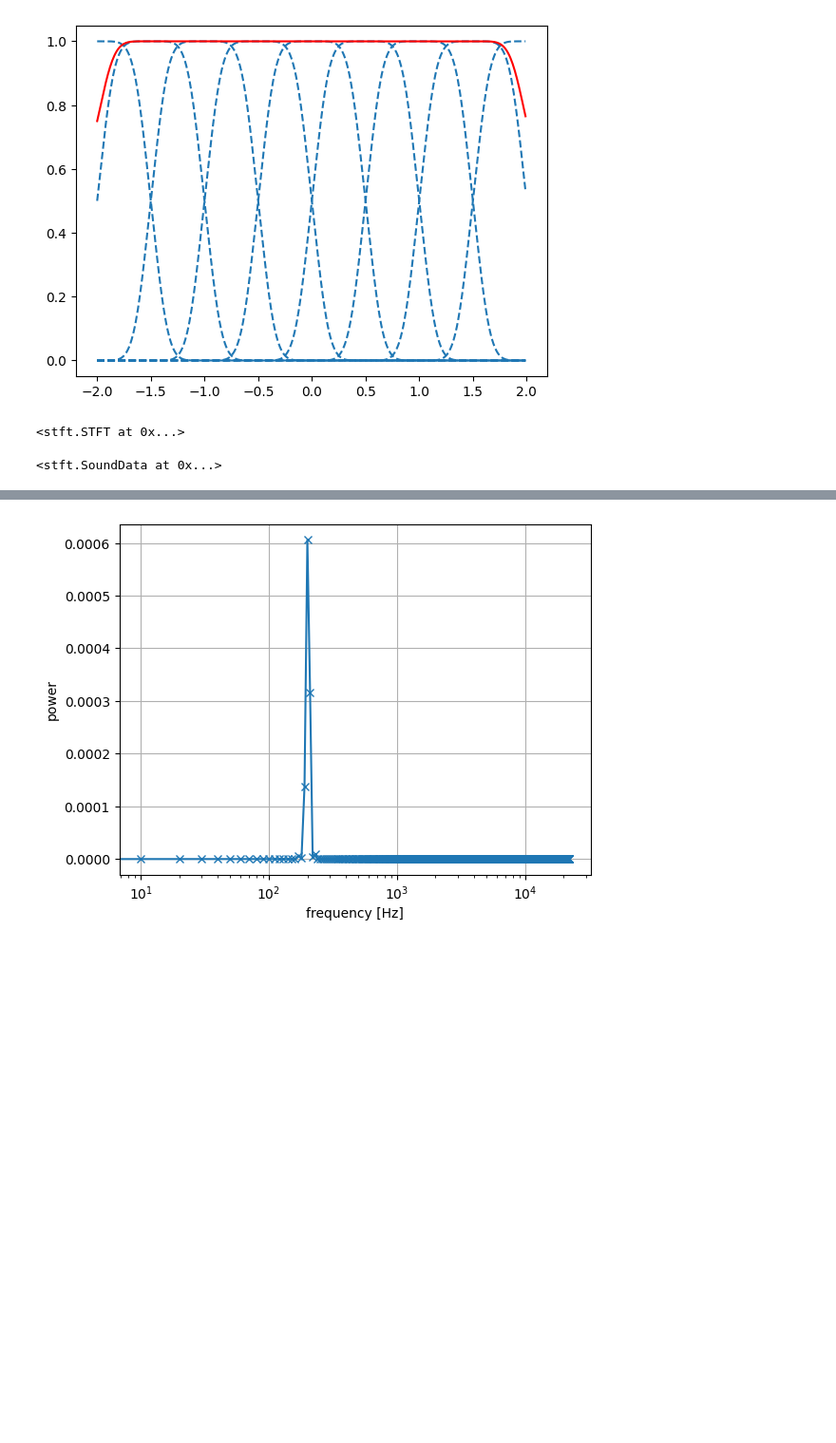
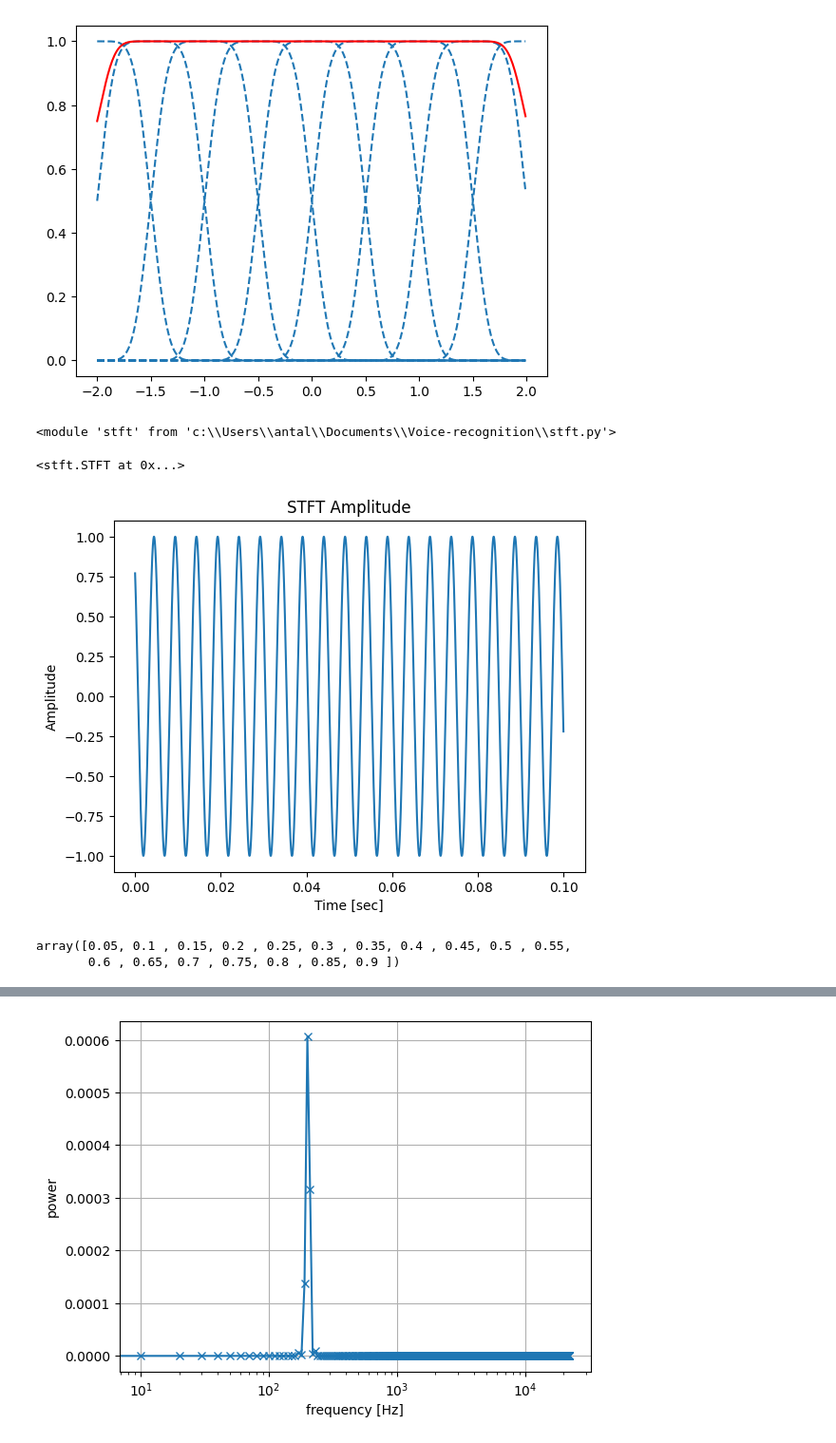
Before and after one commit to ajakovac/Voice-recognition, a Jupyter notebook: stft transformation.ipynb, the cells around one changed output, grey strips where cells are left out. Shown at 95% size. Cells and saved outputs as stored; diff of their text form; code cells hidden in the pictures; blank space fills up the shorter version.

```diff
--- a/stft transformation.ipynb
+++ b/stft transformation.ipynb
@@ -25,6 +23,10 @@ plt.plot(xrange, np.sum(Ws, axis=0)/ndiv, '-', color='red')
 plt.show()
 # %% [output]
 [figure]
+# %%
+importlib.reload(stft)
+# %% [output]
+<module 'stft' from 'c:\\Users\\antal\\Documents\\Voice-recognition\\stft.py'>
 # %%
 tmax = 1 #sec
 nu = 201.8 #Hz
@@ -34,7 +36,3 @@ data = A*np.sin(2*np.pi*nu*trange)
 sft.set_amplitude(data).transform()
 # %% [output]
 <stft.STFT at 0x...>
-# %%
-sound.set(data)
-# %% [output]
-<stft.SoundData at 0x...>
@@ -42,0 +39,8 @@ sound.play()
+# %%
+fig, ax =sft.plot_amplitude(0.2,0.3)
+ax.set_title('STFT Amplitude')
+ax.set_xlabel('Time [sec]')
+ax.set_ylabel('Amplitude')
+plt.show()
+# %% [output]
+[figure, added]
@@ -43 +49,6 @@ sound.play()
+# %%
+sft.window_times
+# %% [output]
+array([0.05, 0.1 , 0.15, 0.2 , 0.25, 0.3 , 0.35, 0.4 , 0.45, 0.5 , 0.55,
+       0.6 , 0.65, 0.7 , 0.75, 0.8 , 0.85, 0.9 ])
 # %%
```
Also changed, not shown: parts of 11 cells of this notebook, 9 other files.
